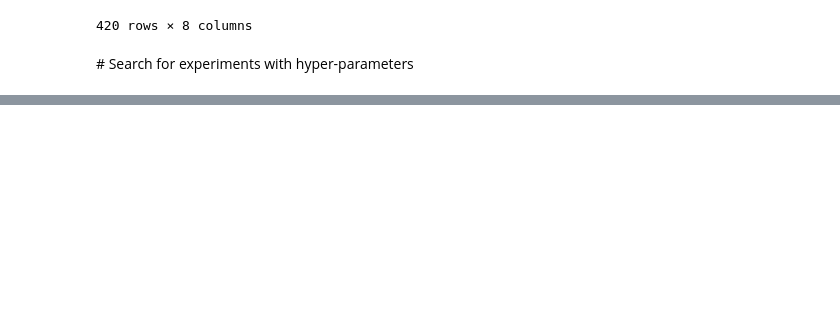
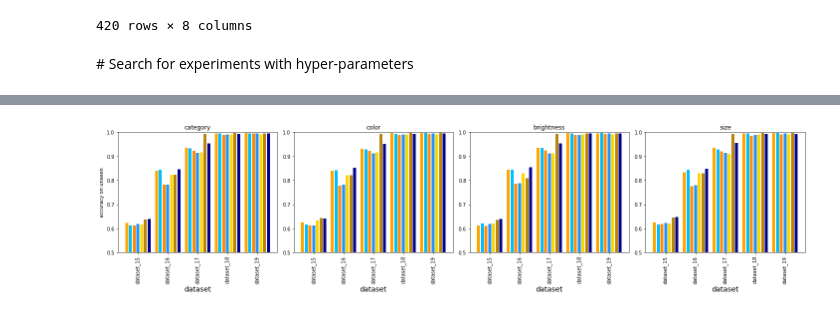
Before and after one commit to vanessadamario/understanding_reasoning, a Jupyter notebook: experiment_1/viz_experiments.ipynb, the cells around one changed output, grey strips where cells are left out. Cells and saved outputs as stored; diff of their text form; code cells hidden in the pictures; blank space fills up the shorter version.

```diff
--- a/experiment_1/viz_experiments.ipynb
+++ b/experiment_1/viz_experiments.ipynb
@@ -302,0 +394,11 @@ plt.close()
+# %%
+category_idx = [k_ for k_ in range(10)]
+color_idx = [k_ for k_ in range(10, 15)]
+brightness_idx = [k_ for k_ in range(15, 18)]
+size_idx = [k_ for k_ in range(18, 21)]
+
+q_size_idx = [k_ for k_ in range(21, 25)]
+q_color_idx = [k_ for k_ in range(25, 27)]
+q_category_idx = [k_ for k_ in range(27, 29)]
+q_brightness_idx = [k_ for k_ in range(29, 33)]
+q_spatial_rel_idx = [k_ for k_ in range(33, 37)]
@@ -302,0 +440,63 @@ plt.close()
+# %%
+import seaborn as sns
+
+title_list = ['category', 'color', 'brightness', 'size']
+
+if experiment_case == 1 or experiment_case == 3:
+    map_ = map_attr_question_to_group
+    type_of_q = 4
+elif experiment_case == 2:
+    type_of_q = 4
+    map_ = map_rel_question_to_group
+else:
+    type_of_q = 5
+    map_ = map_rel_question_to_group
+    title_list.append('spatial')
+
+accuracy_per_question = np.zeros((type_of_q, len(dataset_id), len(method_names)))
+
+for id_data, d_idx in enumerate(dataset_id):
+    path_data = os.path.dirname(df.iloc[0]['dataset']['dataset_id_path'])
+    vocab = json.load(open(join(df.iloc[0]['dataset']['dataset_id_path'], 'vocab.json'), 'rb'))
+    questions = list(vocab['question_token_to_idx'].values())
+
+    question_file = np.load(join(path_data, 'dataset_%i' % d_idx, 'questions_test.npy'))
+
+    if experiment_case == 2 or experiment_case == 4:  # relational question only
+        question_file = question_file[:,1]
+
+    for id_method, method_ in enumerate(method_names):
+
+        tmp_id = index_best_seen[id_data, id_method].astype(int)
+        filename = join(df.iloc[tmp_id]["output_path"], "output.h5")
+        file = h5py.File(filename, "r")
+        correct = file["correct"][:]
+
+        avg_factor = np.zeros(type_of_q)
+
+        for id_question, q_ in enumerate(questions):
+            id_q_ = np.argwhere(question_file == q_).squeeze()
+            accuracy_per_question[map_(q_), id_data, id_method] += np.sum(correct[id_q_]) / id_q_.size
+            avg_factor[map_(q_)] += 1
+
+        accuracy_per_question[:, id_data, id_method] = np.divide(accuracy_per_question[:, id_data, id_method],
+                                                                 avg_factor)
+
+fig, ax = plt.subplots(figsize=(20,5), ncols=type_of_q)
+plt.rc('xtick',labelsize=10)
+plt.rc('ytick',labelsize=10)
+
+for id__, acc_ in enumerate(accuracy_per_question):
+    x_ax = x_ax = np.arange(0, len(method_names)*len(dataset_id), len(method_names)+1)
+    for id_m_, methd_ in enumerate(method_names):
+        ax[id__].bar(x_ax, acc_[:, id_m_], color=color_list[id_m_])
+        x_ax += 1
+    ax[id__].set_title(title_list[id__])
+    ax[id__].set_xticks([len(mlist)*k_+len(mlist)//2+k_ for k_ in range(len(dlist))])
+    ax[id__].set_xticklabels(dlist, rotation=90)
+    ax[id__].set_xlabel('dataset', fontsize='x-large')
+    ax[id__].set_ylim(0.5,1)
+ax[0].set_ylabel('accuracy on unseen')
+plt.tight_layout()
+# %% [output]
+[figure, added]
```
Also changed, not shown: parts of 26 cells of this notebook.
